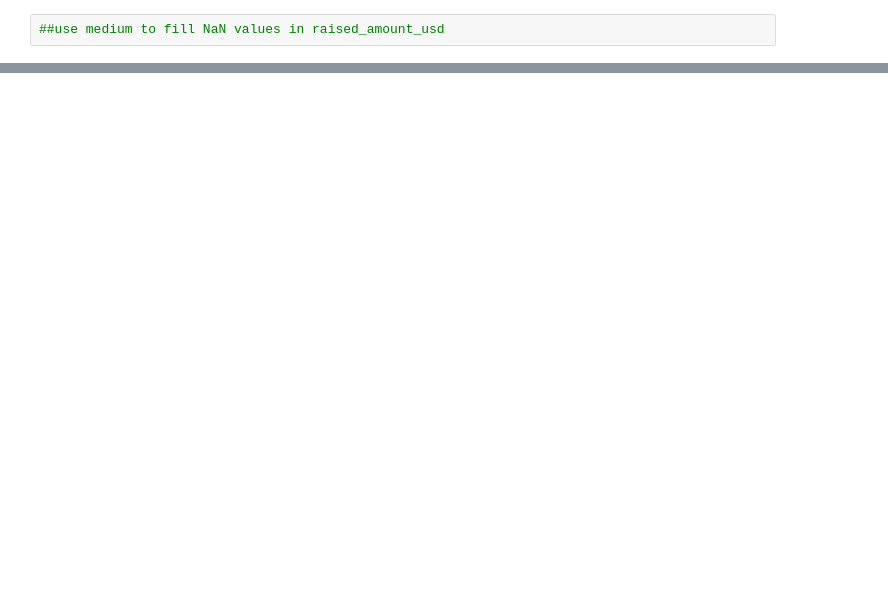
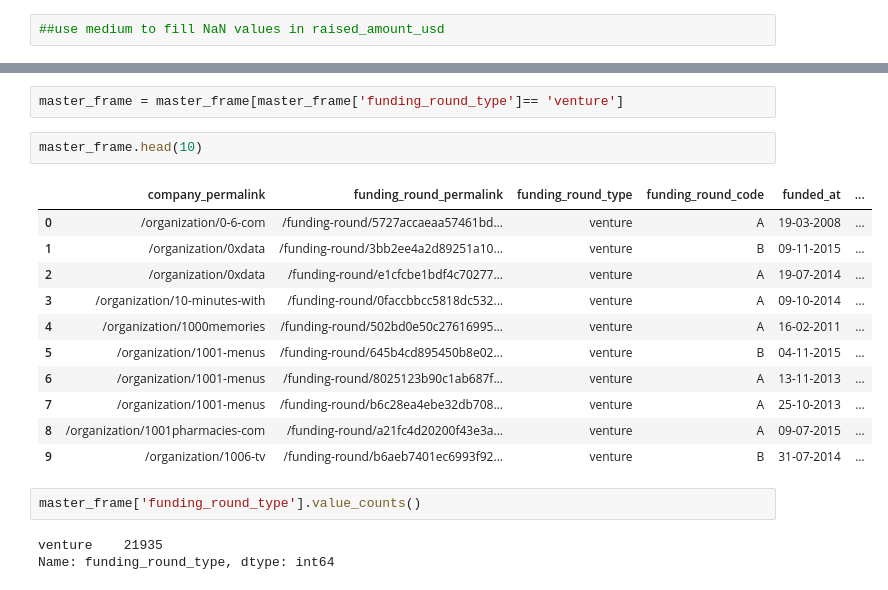
Before and after one commit to emmanuelidehen/Data-Visualisation-in-Python, a Jupyter notebook: Assignment.ipynb, the cells around one changed output, grey strips where cells are left out. Drawn from its saved outputs; the diff is of its cells as text; blank space fills up the shorter version.

```diff
--- a/Assignment.ipynb
+++ b/Assignment.ipynb
@@ -347,0 +453,21 @@ dtype: int64
+# %%
+master_frame = master_frame[master_frame['funding_round_type']== 'venture']
+# %%
+master_frame.head(10)
+# %% [output]
+|  | company_permalink | funding_round_permalink | funding_round_type | funding_round_code | funded_at | ... |
+| 0 | /organization/0-6-com | /funding-round/5727accaeaa57461bd... | venture | A | 19-03-2008 | ... |
+| 1 | /organization/0xdata | /funding-round/3bb2ee4a2d89251a10... | venture | B | 09-11-2015 | ... |
+| 2 | /organization/0xdata | /funding-round/e1cfcbe1bdf4c70277... | venture | A | 19-07-2014 | ... |
+| 3 | /organization/10-minutes-with | /funding-round/0faccbbcc5818dc532... | venture | A | 09-10-2014 | ... |
+| 4 | /organization/1000memories | /funding-round/502bd0e50c27616995... | venture | A | 16-02-2011 | ... |
+| 5 | /organization/1001-menus | /funding-round/645b4cd895450b8e02... | venture | B | 04-11-2015 | ... |
+| 6 | /organization/1001-menus | /funding-round/8025123b90c1ab687f... | venture | A | 13-11-2013 | ... |
+| 7 | /organization/1001-menus | /funding-round/b6c28ea4ebe32db708... | venture | A | 25-10-2013 | ... |
+| 8 | /organization/1001pharmacies-com | /funding-round/a21fc4d20200f43e3a... | venture | A | 09-07-2015 | ... |
+| 9 | /organization/1006-tv | /funding-round/b6aeb7401ec6993f92... | venture | B | 31-07-2014 | ... |
+# %%
+master_frame['funding_round_type'].value_counts()
+# %% [output]
+venture    21935
+Name: funding_round_type, dtype: int64
```
Also changed, not shown: parts of 51 cells of this notebook.
